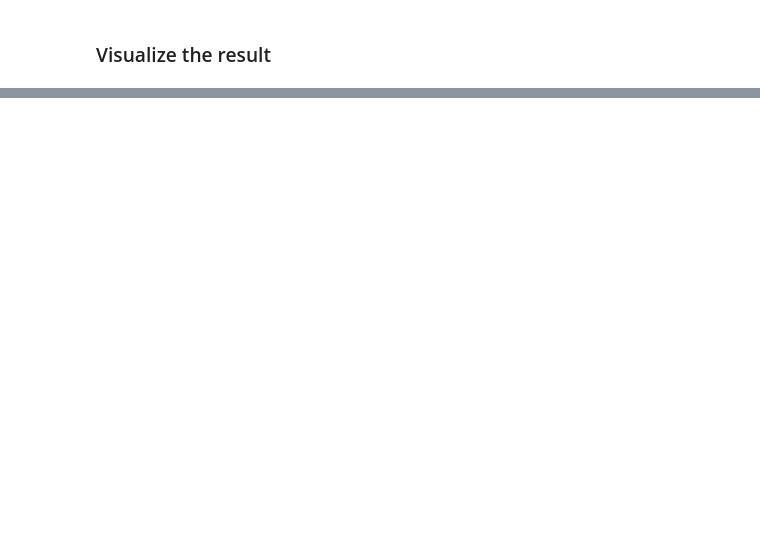
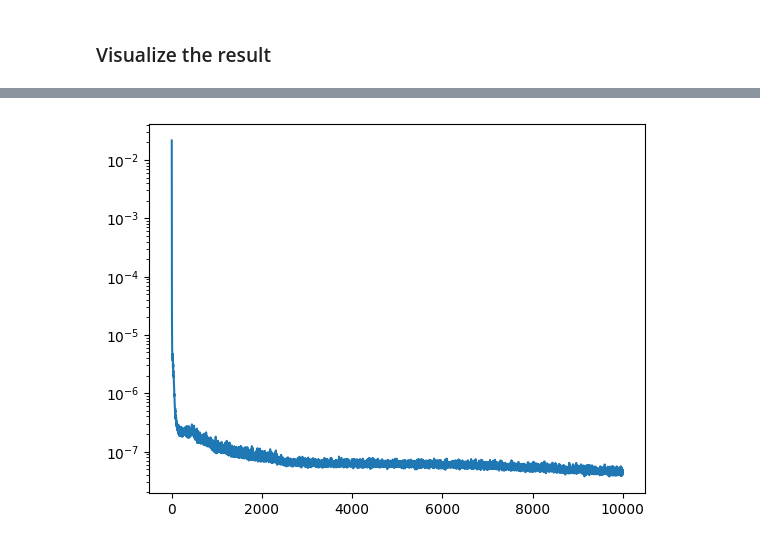
Before and after one commit to JamesAndrewKing/GaussNewtonShapes, a Jupyter notebook: notebooks/catenoid.ipynb, the cells around one changed output, grey strips where cells are left out. Cells and saved outputs as stored; diff of their text form; code cells hidden in the pictures; blank space fills up the shorter version.

```diff
--- a/notebooks/catenoid.ipynb
+++ b/notebooks/catenoid.ipynb
@@ -511,0 +579,91 @@ a = pts_boundary[0]
+# %%
+# import time
+# import torch
+# from tqdm import trange
+# import matplotlib.pyplot as plt
+
+pts_surface = sample_model_surface_binsearch(model.double())
+params = model.params
+loss_over_time = {}
+distance_over_time = {}
+chamfer_over_time = {}
+loss_cache = {}
+bounds = torch.tensor([[-1,1], [-1,1], [-1,1]], dtype=torch.float64)
+
+# LBFGS Optimizer
+# optim = torch.optim.LBFGS(model.parameters(), lr=1e-3, max_iter=20, tolerance_grad=1e-7, tolerance_change=1e-9)
+optim = torch.optim.LBFGS(model.parameters())
+
+
+start_time = time.time()
+current_time = 0
+for i in (pbar:=trange(10000)):
+    if current_time > 1200:
+        break
+    if i == 500:
+        loss_weights = {"interface": 1.0, "eikonal": 0.0, "curvature": 1.0}
+        config["loss_weights"] = loss_weights
+        optim.config = config
+
+    def closure():
+        optim.zero_grad()
+
+        ## 1) Interface at boundaries
+        loss_interface  = 0.5 * model.f(params, pts_boundary).square().mean()
+
+        ## 2) Eikonal at boundaries
+        loss_eikonal  = 0.5 * (model.vf_x(params, pts_eikonal).squeeze(1).square().sum(1).sqrt() - 1).square().mean()
+
+        try:
+            pts_surface = sample_model_surface_binsearch(model)
+        except:
+            pass
+        config["pts_surface"] = pts_surface
+        optim.config = config
+
+        ## 3) Curvature loss
+        loss_curvature = 0.5 * model.v_f_mean_curvature(params, pts_surface).squeeze(1).square().mean()
+
+        loss = (
+            loss_weights["interface"] * loss_interface +
+            loss_weights["eikonal"] * loss_eikonal +
+            loss_weights["curvature"] * loss_curvature
+        )
+
+        loss_cache["interface"] = loss_interface.item()
+        loss_cache["eikonal"] = loss_eikonal.item()
+        loss_cache["curvature"] = loss_curvature.item()
+        loss_cache["total"] = loss.item()
+        loss_cache["pts_surface"] = pts_surface
+
+        loss.backward()
+        return loss
+
+    loss = optim.step(closure)
+
+    with torch.no_grad():
+
+        loss_metric = loss_cache["interface"] + loss_cache["curvature"]
+        current_time = time.time() - start_time
+        loss_over_time[current_time] = loss_metric
+        distance_over_time[current_time] = compute_distance(model.double(), catenoid_level_set, pts_surface, pts_surface_true)
+        chamfer_over_time[current_time] = chamfer_disc(model, pts_surface_true)
+
+        # pbar.set_description(f"interface: {loss_interface.item():.2e} "
+        #                      f"eikonal: {loss_eikonal.item():.2e} "
+        #                      f"curvature: {loss_curvature.item():.2e} "
+        #                      f"error: {chamfer_over_iters[i]:.2e} "
+        #                      f"{len(pts_surface)}"
+        #                     )
+        pbar.set_description(f"interface: {loss_cache['interface']:.2e} "
+                             f"eikonal: {loss_cache['eikonal']:.2e} "
+                             f"curvature: {loss_cache['curvature']:.2e} "
+                             f"error: {chamfer_over_time[current_time]:.2e} "
+                             f"{len(loss_cache['pts_surface'])}"
+                            )
+
+plt.plot(loss_over_iters.keys(), loss_over_iters.values())
+plt.semilogy()
+plt.show()
+# %% [output]
+[figure, added]
```
Also changed, not shown: parts of 16 cells of this notebook, 17 other files.
